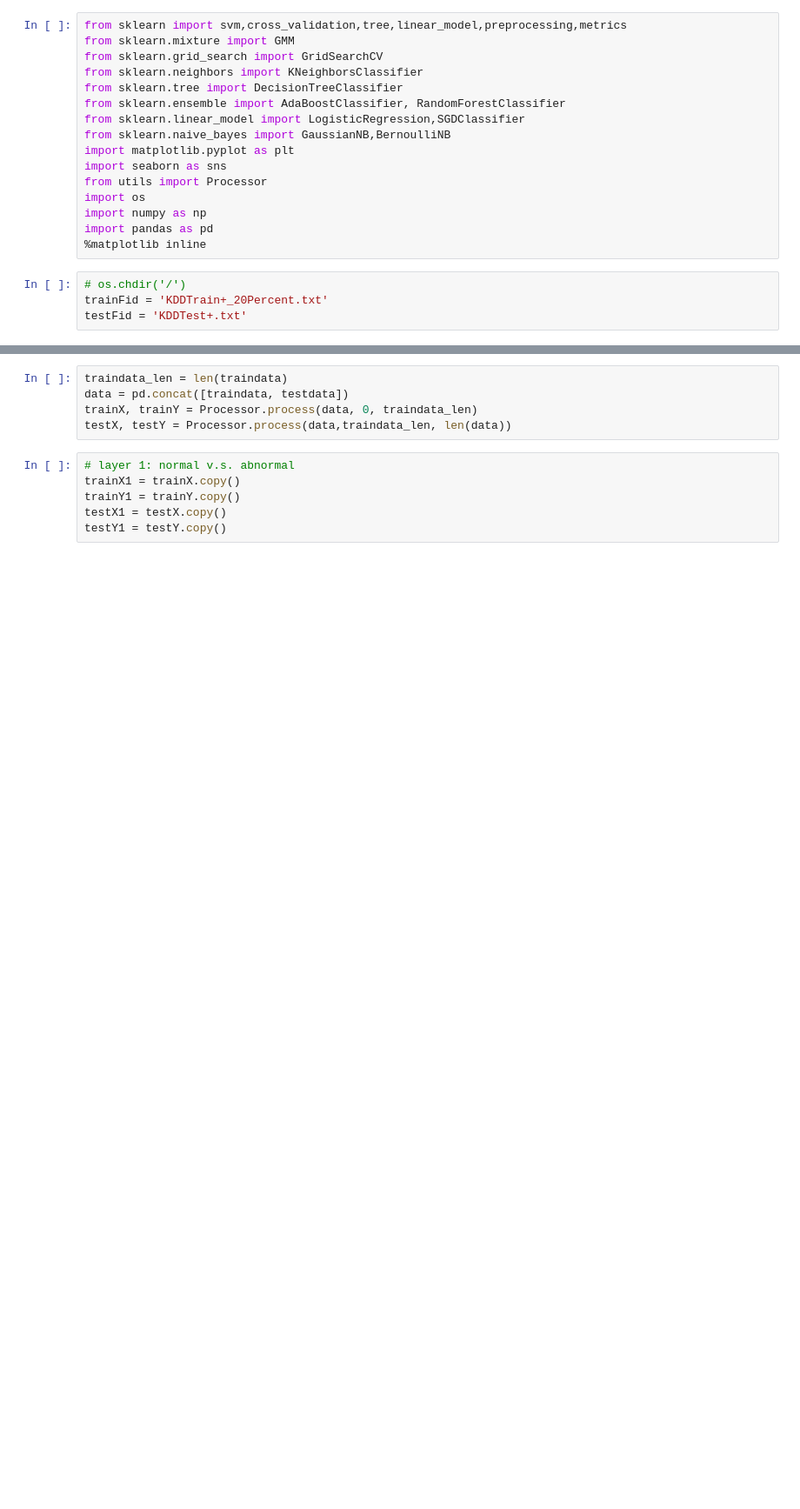
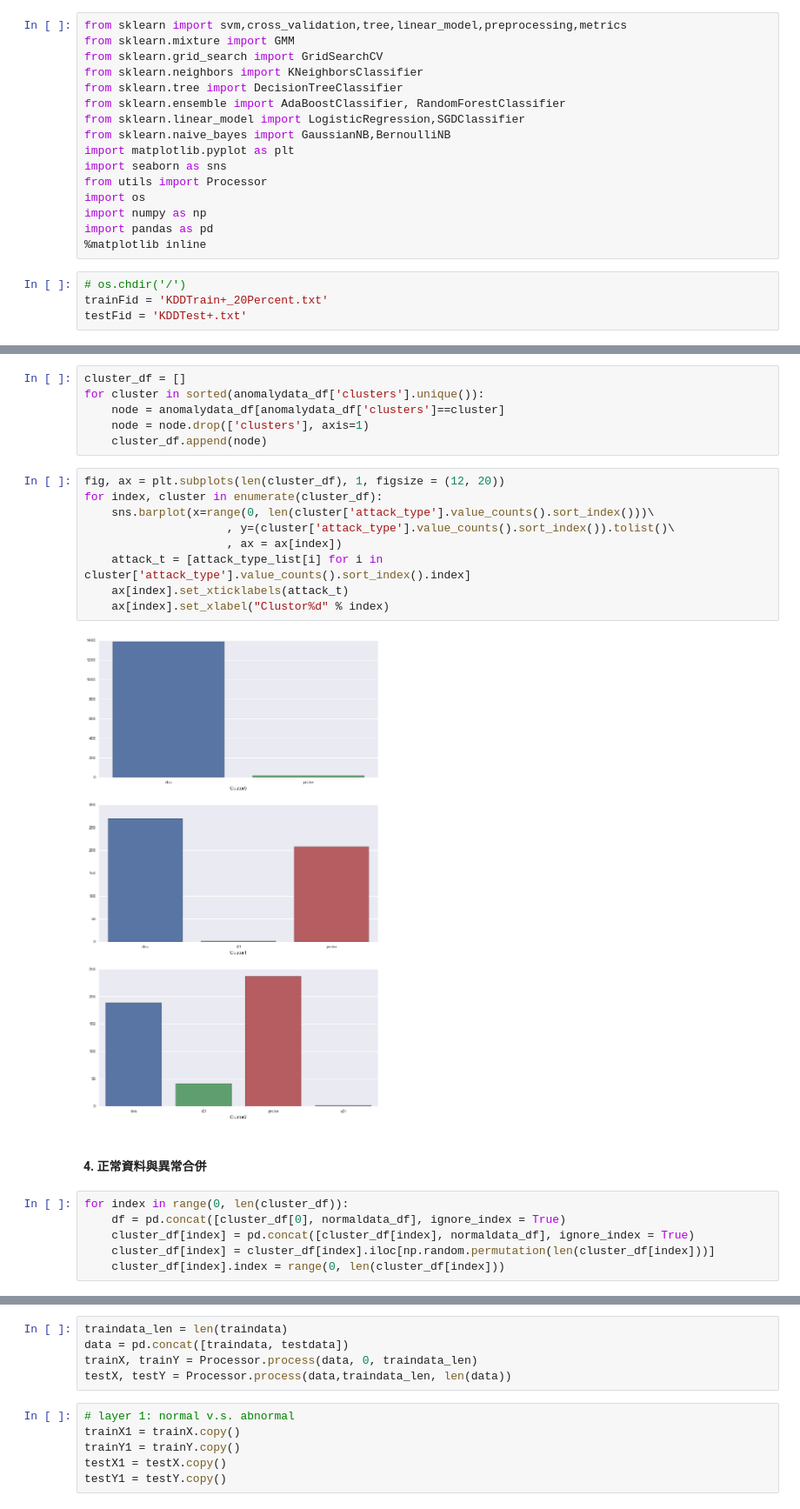
Before and after one commit to kaichiachen/Anomaly-detection, a Jupyter notebook: 異常偵測.ipynb, the cells around one changed output, grey strips where cells are left out. Shown at 87% size. Saved outputs shown, nothing was run; the diff lists cells and outputs as text; blank space fills up the shorter version.

```diff
--- a/異常偵測.ipynb
+++ b/異常偵測.ipynb
@@ -62,0 +124,25 @@ traindata.head()
+# %%
+cluster_df = []
+for cluster in sorted(anomalydata_df['clusters'].unique()):
+    node = anomalydata_df[anomalydata_df['clusters']==cluster]
+    node = node.drop(['clusters'], axis=1)
+    cluster_df.append(node)
+# %%
+fig, ax = plt.subplots(len(cluster_df), 1, figsize = (12, 20))
+for index, cluster in enumerate(cluster_df):
+    sns.barplot(x=range(0, len(cluster['attack_type'].value_counts().sort_index()))\
+                     , y=(cluster['attack_type'].value_counts().sort_index()).tolist()\
+                     , ax = ax[index])
+    attack_t = [attack_type_list[i] for i in cluster['attack_type'].value_counts().sort_index().index]
+    ax[index].set_xticklabels(attack_t)
+    ax[index].set_xlabel("Clustor%d" % index)
+# %% [output]
+[figure, added]
+# %% [markdown]
+#### 4. 正常資料與異常合併
+# %%
+for index in range(0, len(cluster_df)):
+    df = pd.concat([cluster_df[0], normaldata_df], ignore_index = True)
+    cluster_df[index] = pd.concat([cluster_df[index], normaldata_df], ignore_index = True)
+    cluster_df[index] = cluster_df[index].iloc[np.random.permutation(len(cluster_df[index]))]
+    cluster_df[index].index = range(0, len(cluster_df[index]))
```
Also changed, not shown: parts of 17 cells of this notebook, 2 other files.
